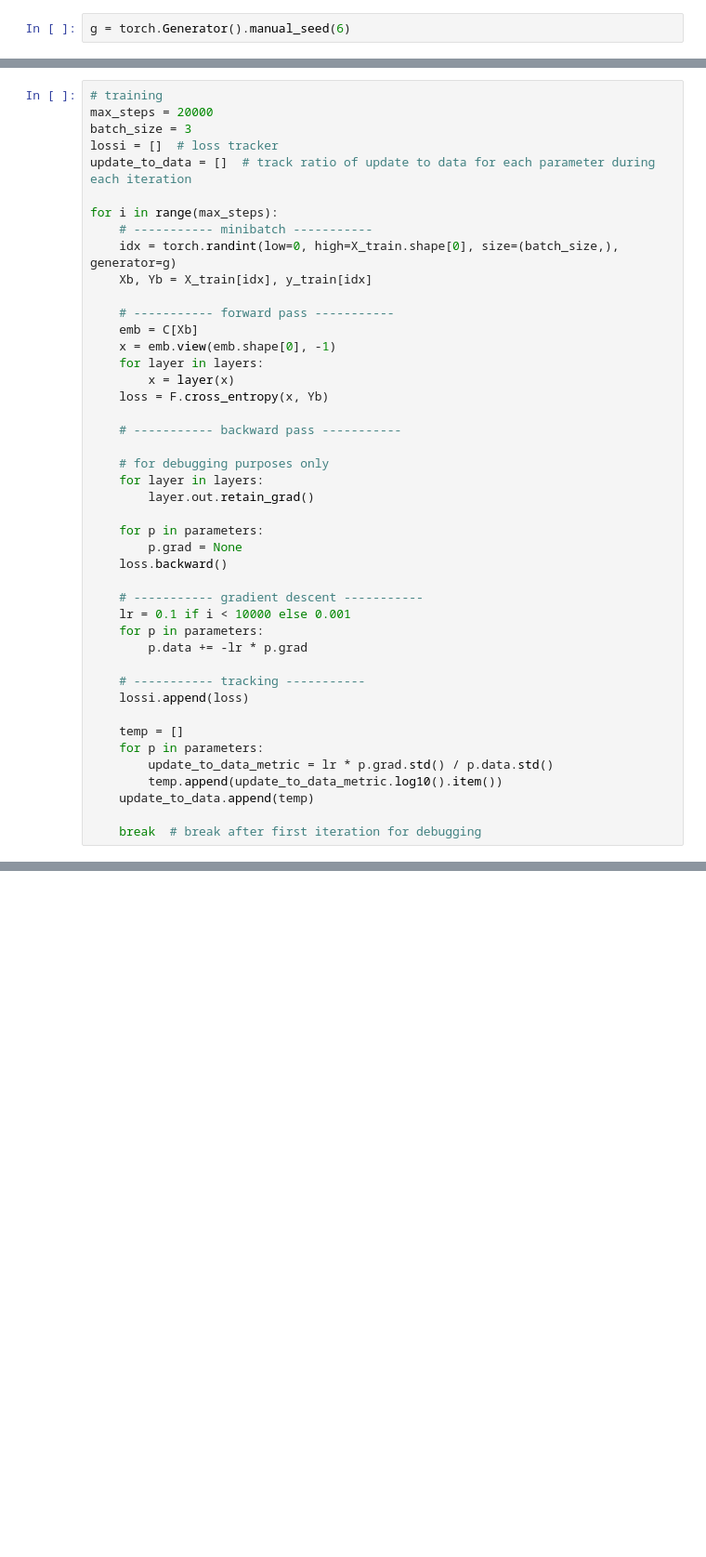
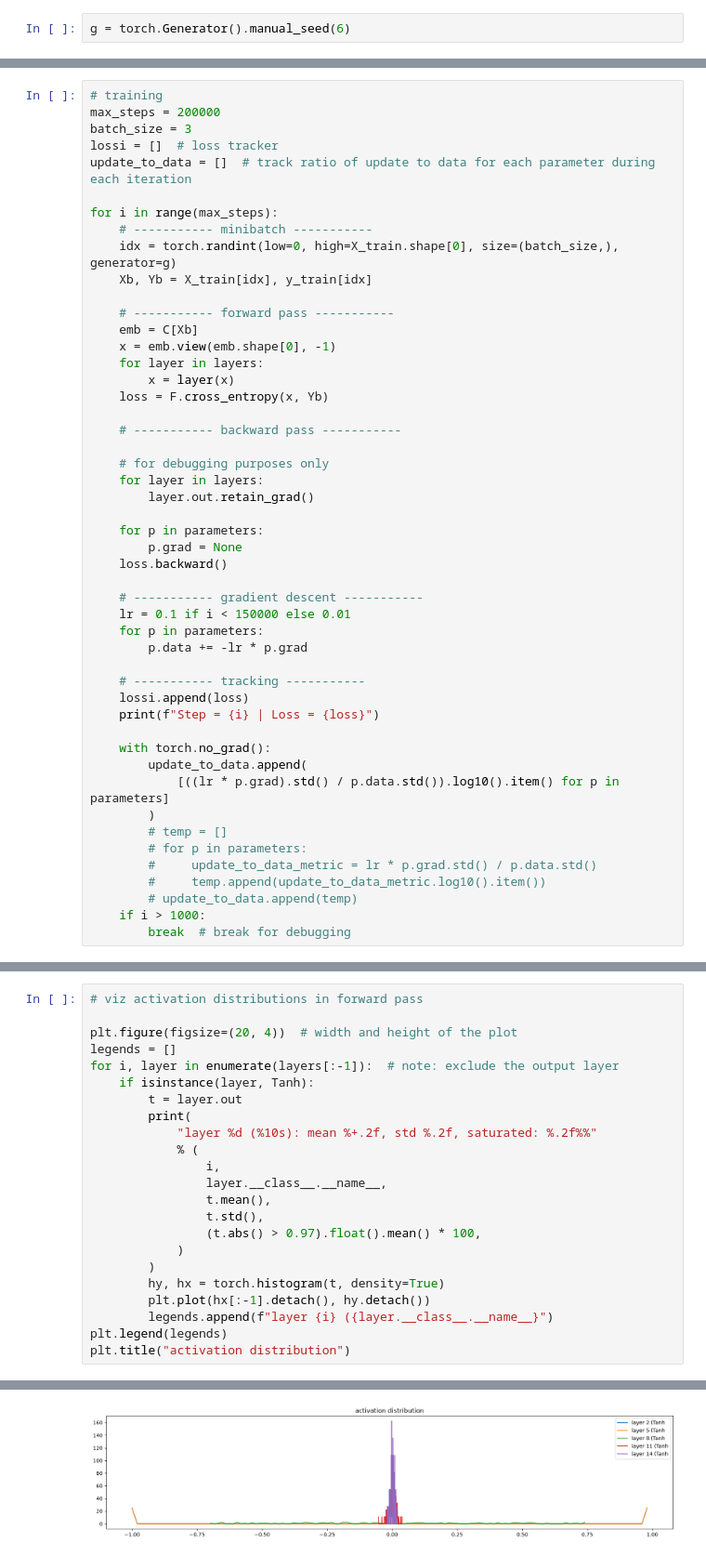
Before and after one commit to zealshah95/language_modeling_basics, a Jupyter notebook: makemore_mlp_activations_gradients.ipynb, the cells around one changed output, grey strips where cells are left out. Shown at 93% size. Drawn from its saved outputs; the diff is of its cells as text; blank space fills up the shorter version.

```diff
--- a/makemore_mlp_activations_gradients.ipynb
+++ b/makemore_mlp_activations_gradients.ipynb
@@ -442,7 +444,7 @@ for p in parameters:
 47024
 # %%
 # training
-max_steps = 20000
+max_steps = 200000
 batch_size = 3
 lossi = []  # loss tracker
 update_to_data = []  # track ratio of update to data for each parameter during each iteration
@@ -470,17 +472,22 @@ for i in range(max_steps):
     loss.backward()
 
     # ----------- gradient descent -----------
-    lr = 0.1 if i < 10000 else 0.001
+    lr = 0.1 if i < 150000 else 0.01
     for p in parameters:
         p.data += -lr * p.grad
 
     # ----------- tracking -----------
     lossi.append(loss)
+    print(f"Step = {i} | Loss = {loss}")
 
-    temp = []
-    for p in parameters:
-        update_to_data_metric = lr * p.grad.std() / p.data.std()
-        temp.append(update_to_data_metric.log10().item())
-    update_to_data.append(temp)
-
-    break  # break after first iteration for debugging
+    with torch.no_grad():
+        update_to_data.append(
+            [((lr * p.grad).std() / p.data.std()).log10().item() for p in parameters]
+        )
+        # temp = []
+        # for p in parameters:
+        #     update_to_data_metric = lr * p.grad.std() / p.data.std()
+        #     temp.append(update_to_data_metric.log10().item())
+        # update_to_data.append(temp)
+    if i > 1000:
+        break  # break for debugging
@@ -487,2 +512,24 @@ for i in range(max_steps):
 # %%
+# viz activation distributions in forward pass
+
+plt.figure(figsize=(20, 4))  # width and height of the plot
+legends = []
+for i, layer in enumerate(layers[:-1]):  # note: exclude the output layer
+    if isinstance(layer, Tanh):
+        t = layer.out
+        print(
+            "layer %d (%10s): mean %+.2f, std %.2f, saturated: %.2f%%"
+            % (
+                i,
+                layer.__class__.__name__,
+                t.mean(),
+                t.std(),
+                (t.abs() > 0.97).float().mean() * 100,
+            )
+        )
+        hy, hx = torch.histogram(t, density=True)
+        plt.plot(hx[:-1].detach(), hy.detach())
+        legends.append(f"layer {i} ({layer.__class__.__name__}")
+plt.legend(legends)
+plt.title("activation distribution")
 # %% [output]
@@ -489,0 +544 @@ for i in range(max_steps):
+[figure, added]
```
Also changed, not shown: parts of 9 cells of this notebook.
